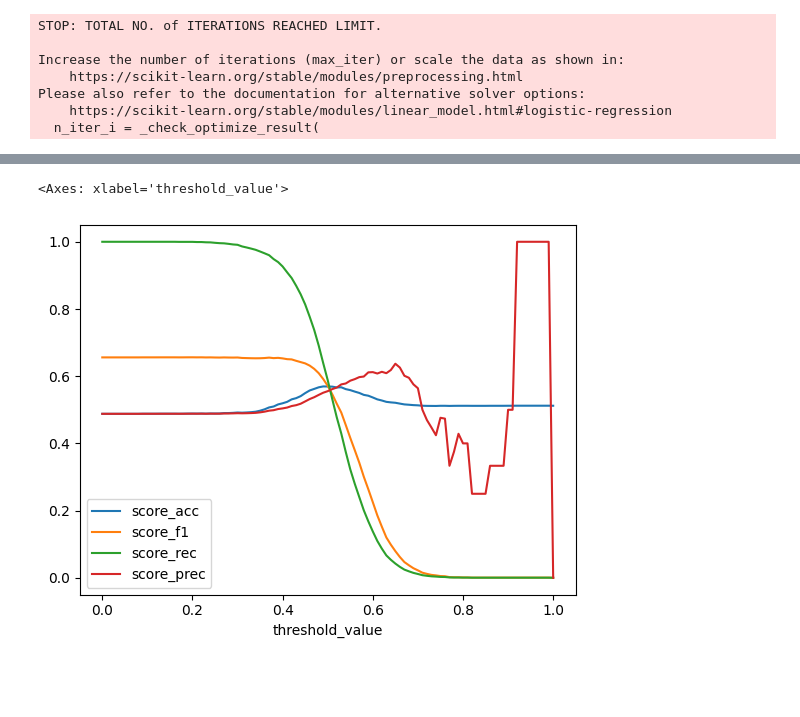
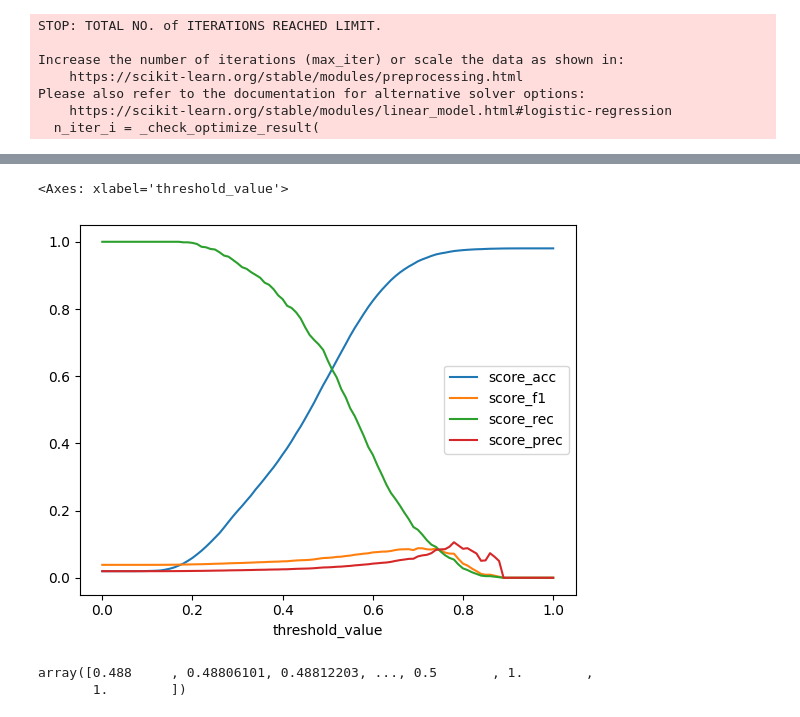
Before and after one commit to GrzegKrajewski/Masters_churn, a Jupyter notebook: code_masters_gk.ipynb, the cells around one changed output, grey strips where cells are left out. Saved outputs shown, nothing was run; the diff lists cells and outputs as text; code cells hidden in the pictures; blank space fills up the shorter version.

```diff
--- a/code_masters_gk.ipynb
+++ b/code_masters_gk.ipynb
@@ -1081,0 +1241,7 @@ model Performance:
+# %%
+# Fit the model
+random_search.fit(X_train, y_train)
+
+# Print the best parameters and the corresponding score
+print(f"Best parameters found: {random_search.best_params_}")
+print(f"Best F1 Score from cross-validation: {random_search.best_score_}")
@@ -1081,0 +1254,9 @@ model Performance:
+# %%
+# Predict on the test set with the best found model
+best_model = random_search.best_estimator_
+y_pred = best_model.predict(X_test)
+y_pred_proba=best_model.predict_proba(X_test)
+
+# Calculate F1 Score on the test set
+test_f1 = f1_score(y_test, y_pred, average='weighted')
+print(f"Test F1 Score: {test_f1}")
@@ -1081,0 +1278,3 @@ model Performance:
+# %%
+y_pred = best_model.predict(X_hold)
+y_pred_proba=best_model.predict_proba(X_hold)
@@ -1105,7 +1321,7 @@ model Performance:
 proba=model_lr.predict_proba(X_test)
 # %%
 
-def test_thresh(x):
+def test_thresh(x,y_test):
     threshold_value=[]
     scores_acc=[]
     scores_f1=[]
@@ -1141,5 +1340,5 @@ test_thresh(proba)
 # %%
-test_thresh(proba).plot()
+test_thresh(y_pred_proba,y_hold).plot()
 # %% [output]
 <Axes: xlabel='threshold_value'>
-[figure, old version]
+[figure, new version]
@@ -1145,0 +1353,5 @@ test_thresh(proba).plot()
+# %%
+precision
+# %% [output]
+array([0.488     , 0.48806101, 0.48812203, ..., 0.5       , 1.        ,
+       1.        ])
```
Also changed, not shown: parts of 73 cells of this notebook.
